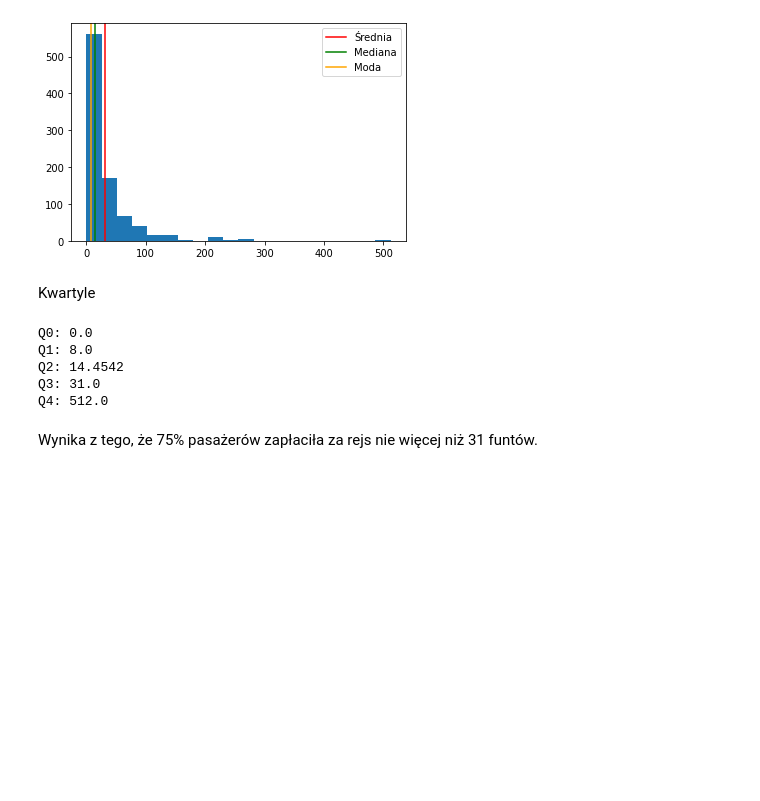
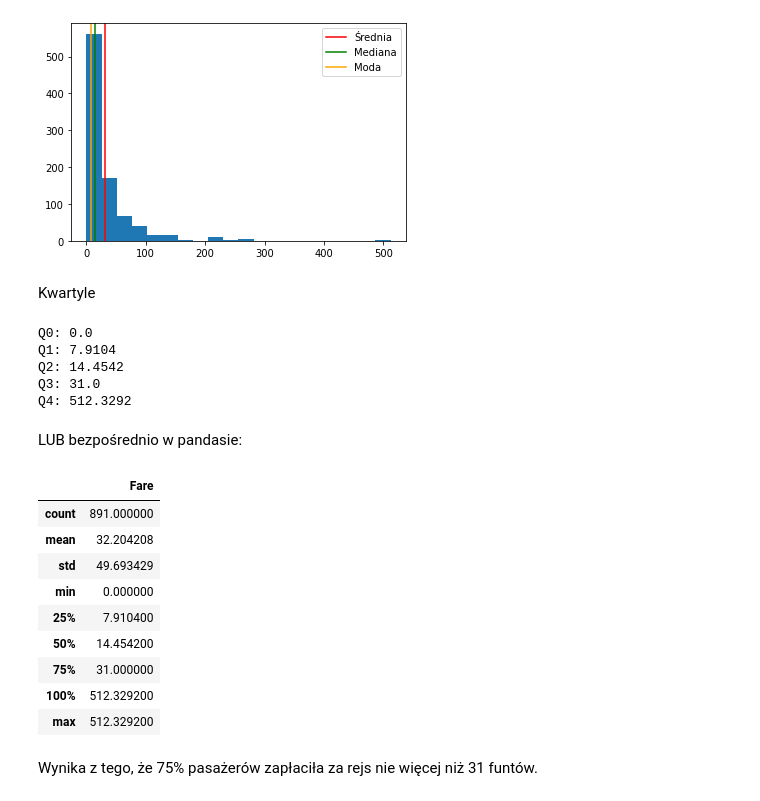
Before and after one commit to MarcinT9/Module_10_2, a Jupyter notebook: task_10_2.ipynb, the cells around one changed output. Drawn from its saved outputs; the diff is of its cells as text; code cells hidden in the pictures; blank space fills up the shorter version.

Commit message:
Fix round

```diff
--- a/task_10_2.ipynb
+++ b/task_10_2.ipynb
@@ -85,9 +99,9 @@ plt.show()
 Kwartyle
 # %%
 q0 = np.quantile(fare_values, 0.0)
-q1 = np.round(np.quantile(fare_values, 0.25))
-q3 = np.round(np.quantile(fare_values, 0.75))
-q4 = np.round(np.quantile(fare_values, 1.0))
+q1 = np.quantile(fare_values, 0.25)
+q3 = np.quantile(fare_values, 0.75)
+q4 = np.quantile(fare_values, 1.0)
 print(f'Q0: {q0}')
 print(f'Q1: {q1}')
 print(f'Q2: {median_fare}')
@@ -95,10 +109,26 @@ print(f'Q3: {q3}')
 print(f'Q4: {q4}')
 # %% [output]
 Q0: 0.0
-Q1: 8.0
+Q1: 7.9104
 Q2: 14.4542
 Q3: 31.0
-Q4: 512.0
+Q4: 512.3292
+# %% [markdown]
+LUB bezpośrednio w pandasie:
+# %%
+stats = dataset[['Fare']].describe(percentiles=[.25, .5, .75, 1])
+stats
+# %% [output]
+|  | Fare |
+| count | 891.000000 |
+| mean | 32.204208 |
+| std | 49.693429 |
+| min | 0.000000 |
+| 25% | 7.910400 |
+| 50% | 14.454200 |
+| 75% | 31.000000 |
+| 100% | 512.329200 |
+| max | 512.329200 |
 # %% [markdown]
 Wynika z tego, że 75% pasażerów zapłaciła za rejs nie więcej niż 31 funtów.
 # %%
```
Also changed, not shown: parts of 3 cells of this notebook.
